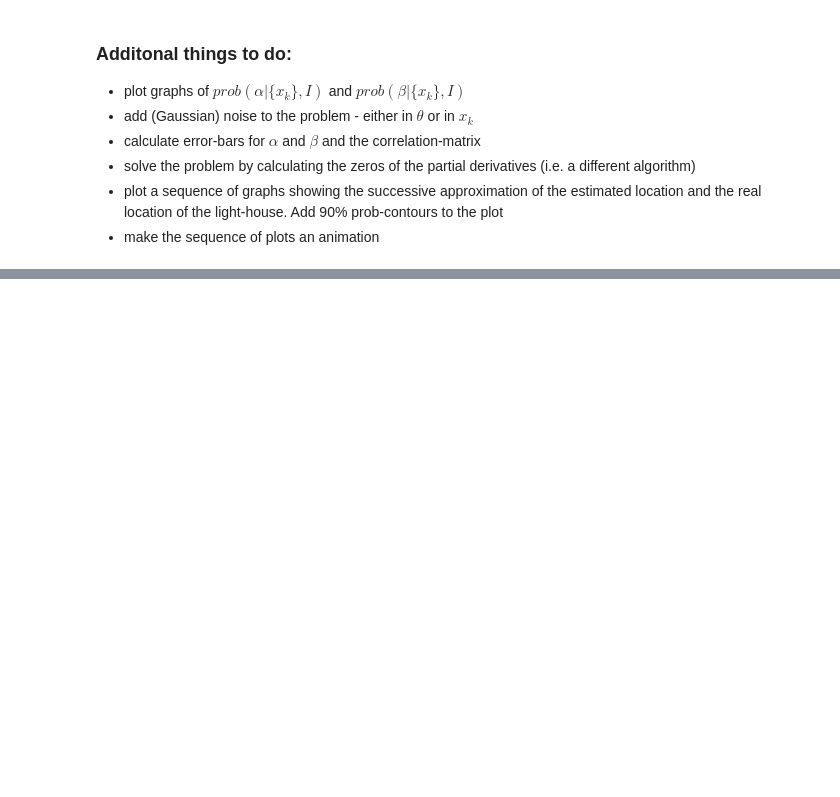
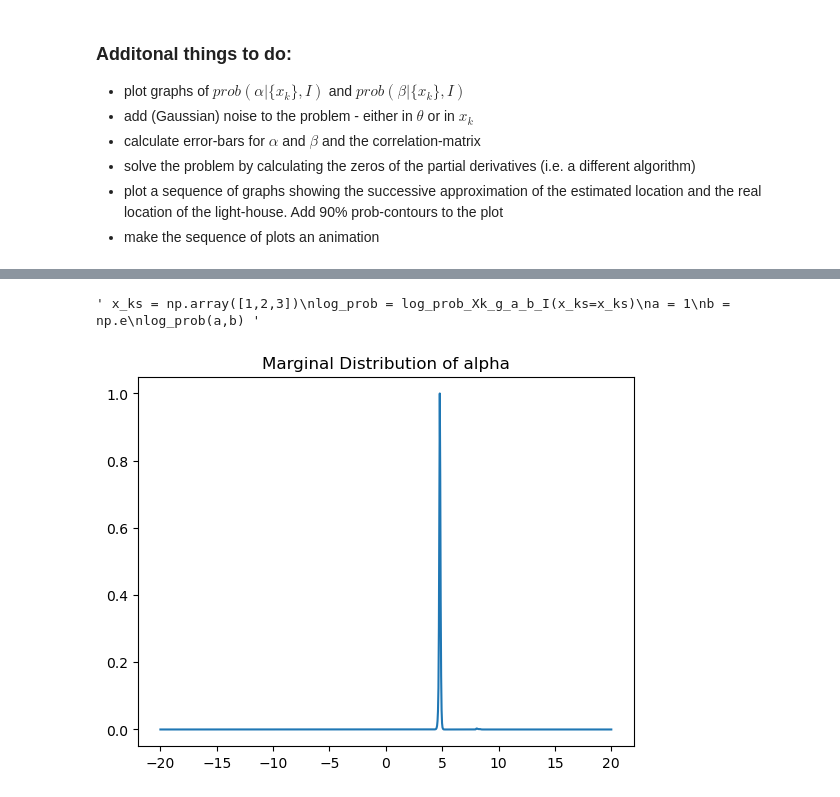
Before and after one commit to BorScho/DataAnalysisSivia, a Jupyter notebook: LightHouse_01.ipynb, the cells around one changed output, grey strips where cells are left out. Drawn from its saved outputs; the diff is of its cells as text; code cells hidden in the pictures; blank space fills up the shorter version.

Commit message:
Graphs for the marginal distributions of alpha and beta

```diff
--- a/LightHouse_01.ipynb
+++ b/LightHouse_01.ipynb
@@ -120,0 +146,22 @@ gradient_descent(43, 7, x_ks)
+# %%
+def log_prob_Xk_g_a_b_I(x_ks):
+    # returns a function log-prob(alpha,beta)
+    # which is the log of the prob of X_k given alpha, beta, I up to a constant
+    # - as a function of alpha and beta
+
+    def log_prob(alpha, beta):
+        N = x_ks.shape[0]
+        #print(f"N={N}")
+        diffs = x_ks - alpha
+        #print(f"diffs**2={diffs**2}")
+        return N * np.log(beta) - np.sum(np.log(beta**2 + diffs**2))
+    return log_prob
+
+# test:
+""" x_ks = np.array([1,2,3])
+log_prob = log_prob_Xk_g_a_b_I(x_ks=x_ks)
+a = 1
+b = np.e
+log_prob(a,b) """
+# %% [output]
+' x_ks = np.array([1,2,3])\nlog_prob = log_prob_Xk_g_a_b_I(x_ks=x_ks)\na = 1\nb = np.e\nlog_prob(a,b) '
@@ -120,0 +233,8 @@ gradient_descent(43, 7, x_ks)
+# %%
+import matplotlib.pyplot as plt
+
+plt.title("Marginal Distribution of alpha")
+plt.plot(alpha_range[0], scaled_probs_a)
+plt.show()
+# %% [output]
+[figure, added]
```
Also changed, not shown: parts of 10 cells of this notebook.
